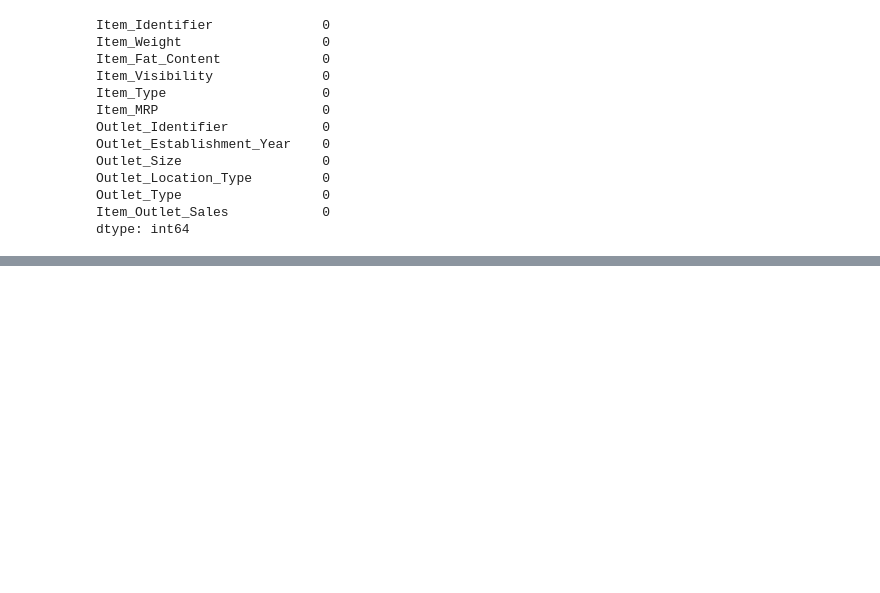
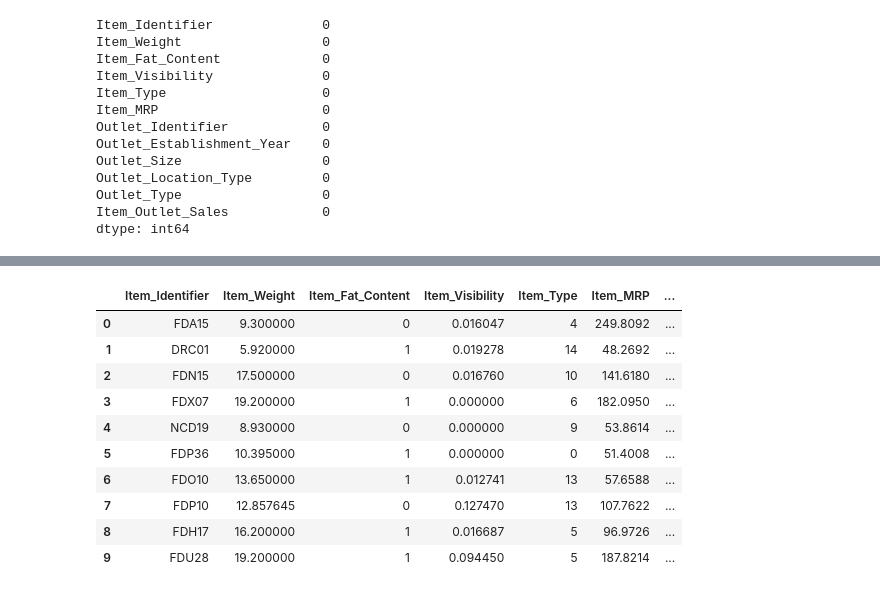
Before and after one commit to ghamanjain/Big-Mart-Sales, a Jupyter notebook: Big_Mart_Sales_Analysis.ipynb, the cells around one changed output, grey strips where cells are left out. Saved outputs shown, nothing was run; the diff lists cells and outputs as text; code cells hidden in the pictures; blank space fills up the shorter version.

Commit message:
Label Encode

```diff
--- a/Big_Mart_Sales_Analysis.ipynb
+++ b/Big_Mart_Sales_Analysis.ipynb
@@ -215,0 +215,23 @@ plt.scatter(df['Outlet_Type'],df['Item_Outlet_Sales'])
+# %%
+from sklearn.preprocessing import LabelEncoder
+LabelEncoder=LabelEncoder()
+df["Item_Type"]=LabelEncoder.fit_transform(df["Item_Type"])
+df["Item_Fat_Content"]=LabelEncoder.fit_transform(df["Item_Fat_Content"])
+df["Outlet_Identifier"]=LabelEncoder.fit_transform(df["Outlet_Identifier"])
+df["Outlet_Size"]=LabelEncoder.fit_transform(df["Outlet_Size"])
+df["Outlet_Location_Type"]=LabelEncoder.fit_transform(df["Outlet_Location_Type"])
+df["Outlet_Type"]=LabelEncoder.fit_transform(df["Outlet_Type"])
+# %%
+df.head(10)
+# %% [output]
+|  | Item_Identifier | Item_Weight | Item_Fat_Content | Item_Visibility | Item_Type | Item_MRP | ... |
+| 0 | FDA15 | 9.300000 | 0 | 0.016047 | 4 | 249.8092 | ... |
+| 1 | DRC01 | 5.920000 | 1 | 0.019278 | 14 | 48.2692 | ... |
+| 2 | FDN15 | 17.500000 | 0 | 0.016760 | 10 | 141.6180 | ... |
+| 3 | FDX07 | 19.200000 | 1 | 0.000000 | 6 | 182.0950 | ... |
+| 4 | NCD19 | 8.930000 | 0 | 0.000000 | 9 | 53.8614 | ... |
+| 5 | FDP36 | 10.395000 | 1 | 0.000000 | 0 | 51.4008 | ... |
+| 6 | FDO10 | 13.650000 | 1 | 0.012741 | 13 | 57.6588 | ... |
+| 7 | FDP10 | 12.857645 | 0 | 0.127470 | 13 | 107.7622 | ... |
+| 8 | FDH17 | 16.200000 | 1 | 0.016687 | 5 | 96.9726 | ... |
+| 9 | FDU28 | 19.200000 | 1 | 0.094450 | 5 | 187.8214 | ... |
```
Also changed, not shown: parts of 22 cells of this notebook.
